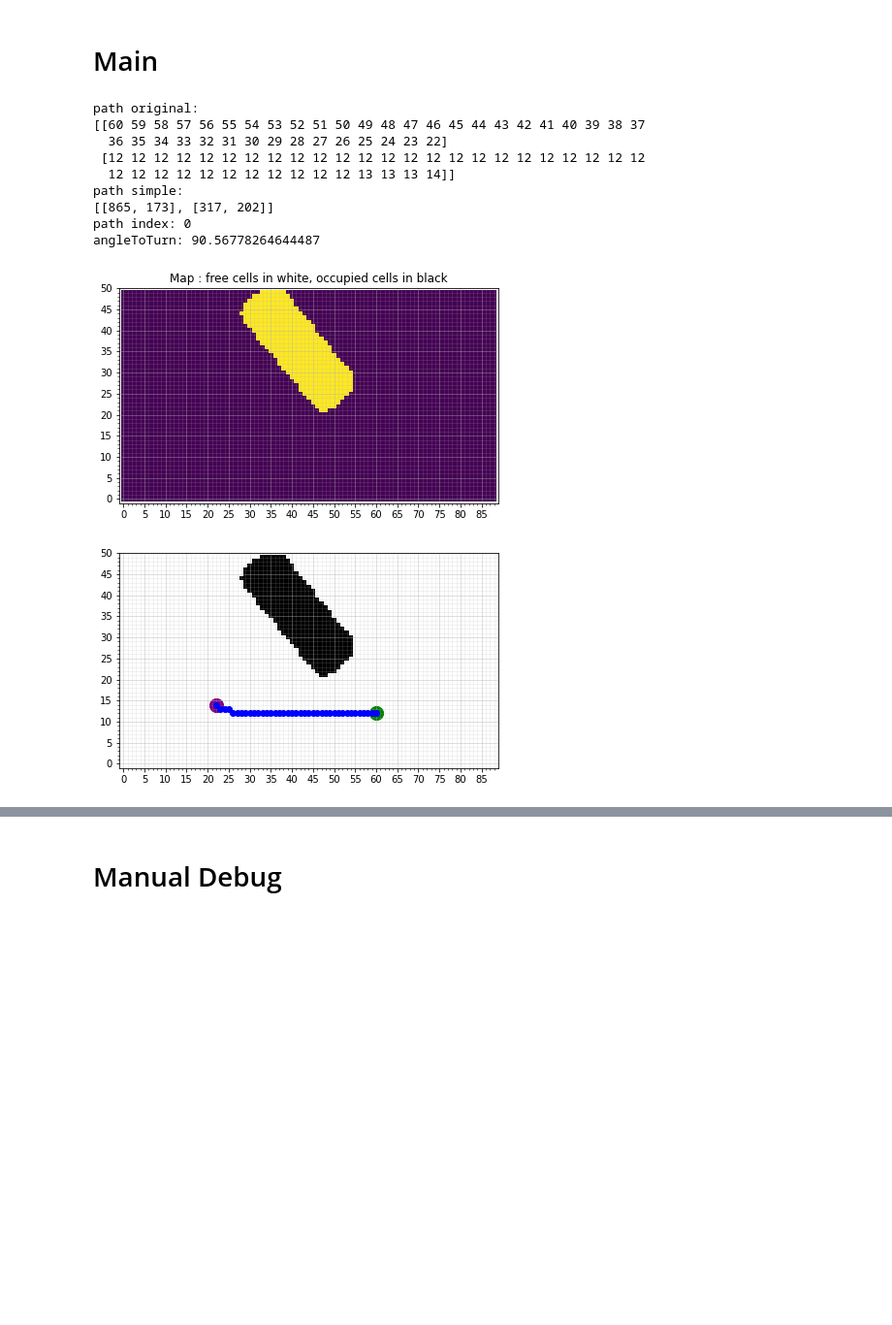
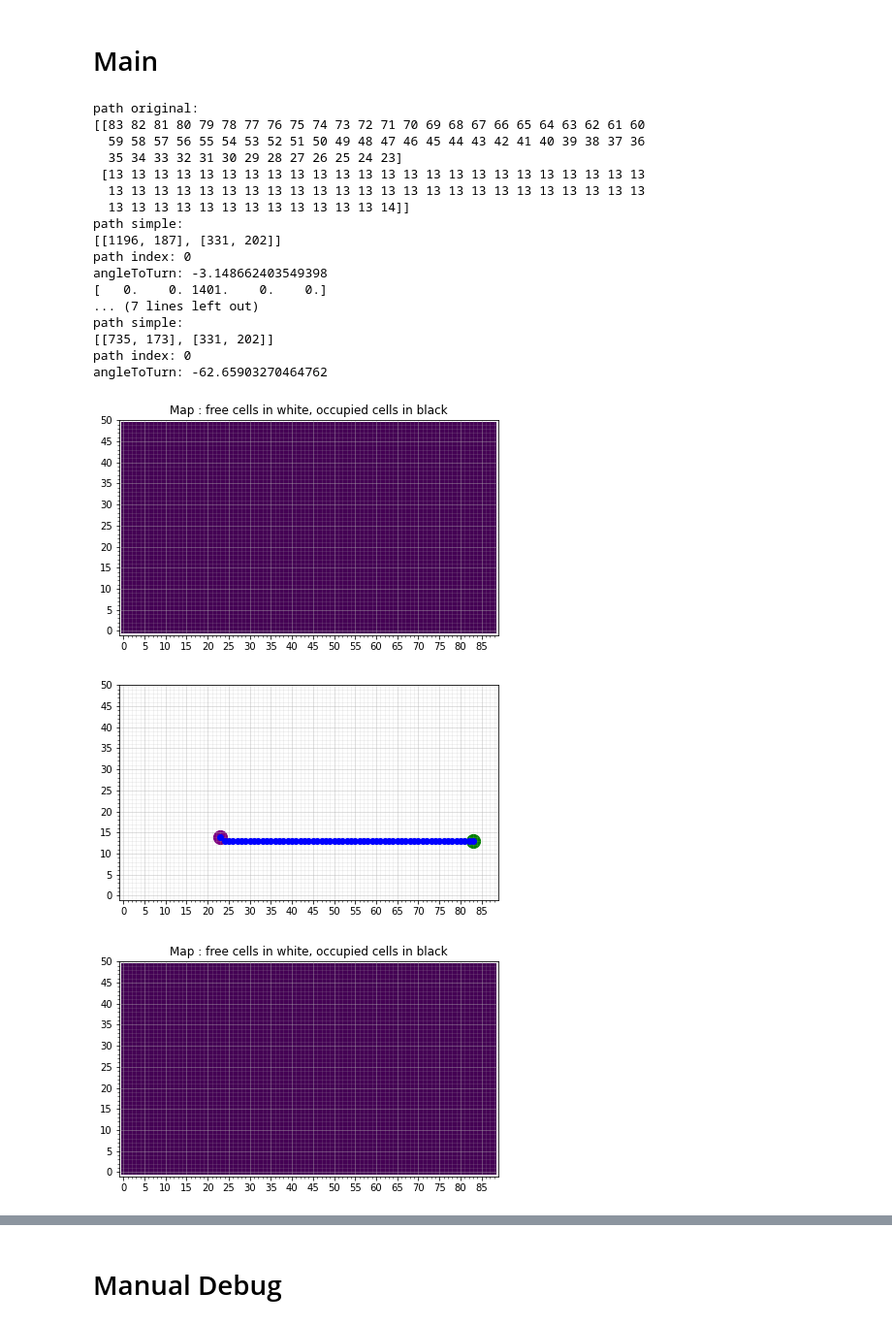
Before and after one commit to kenp-io/EPFL_MoRo_Project, a Jupyter notebook: main.ipynb, the cells around one changed output, grey strips where cells are left out. Shown: that part at 97% size. Drawn from its saved outputs; the diff is of its cells as text; code cells hidden in the pictures; blank space fills up the shorter version.

```diff
--- a/main.ipynb
+++ b/main.ipynb
@@ -26,29 +27,42 @@ cap = vision.VideoCapture("http://192.168.13.124:8080/video")
 # %%
 import importlib
 importlib.reload(vision)
 importlib.reload(globalNavigation)
 importlib.reload(utils)
+importlib.reload(kalman)
 
-ourThymio = utils.virtualThymio(cap,th)
+reachedEnd = False
 
-path = utils.analyze(ourThymio)
-print('path original:')
-print(path)
-tempPath = globalNavigation.transformPath(path)
-simplePath = globalNavigation.pathSimplifier(tempPath)
-print('path simple:')
-print(simplePath)
+while not reachedEnd:
 
-globalNavigation.followPath(ourThymio, simplePath)
+    ourThymio = utils.virtualThymio(cap,th)
+    path = utils.analyze(ourThymio)
+    print('path original:')
+    print(path)
+    tempPath = globalNavigation.transformPath(path)
+    simplePath = globalNavigation.pathSimplifier(tempPath)
+    print('path simple:')
+    print(simplePath)
+
+    reachedEnd = globalNavigation.followPath(ourThymio, simplePath)
 # %% [output]
 path original:
-[[60 59 58 57 56 55 54 53 52 51 50 49 48 47 46 45 44 43 42 41 40 39 38 37
-  36 35 34 33 32 31 30 29 28 27 26 25 24 23 22]
- [12 12 12 12 12 12 12 12 12 12 12 12 12 12 12 12 12 12 12 12 12 12 12 12
-  12 12 12 12 12 12 12 12 12 12 12 13 13 13 14]]
+[[83 82 81 80 79 78 77 76 75 74 73 72 71 70 69 68 67 66 65 64 63 62 61 60
+  59 58 57 56 55 54 53 52 51 50 49 48 47 46 45 44 43 42 41 40 39 38 37 36
+  35 34 33 32 31 30 29 28 27 26 25 24 23]
+ [13 13 13 13 13 13 13 13 13 13 13 13 13 13 13 13 13 13 13 13 13 13 13 13
+  13 13 13 13 13 13 13 13 13 13 13 13 13 13 13 13 13 13 13 13 13 13 13 13
+  13 13 13 13 13 13 13 13 13 13 13 13 14]]
 path simple:
-[[865, 173], [317, 202]]
+[[1196, 187], [331, 202]]
 path index: 0
-angleToTurn: 90.56778264644487
+angleToTurn: -3.148662403549398
+[   0.    0. 1401.    0.    0.]
+... (7 lines left out)
+path simple:
+[[735, 173], [331, 202]]
+path index: 0
+angleToTurn: -62.65903270464762
-[figure, old version]
+[figure, new version]
-[figure, old version]
+[figure, new version]
+[figure, added]
```
Also changed, not shown: parts of 9 cells of this notebook, 5 other files.
